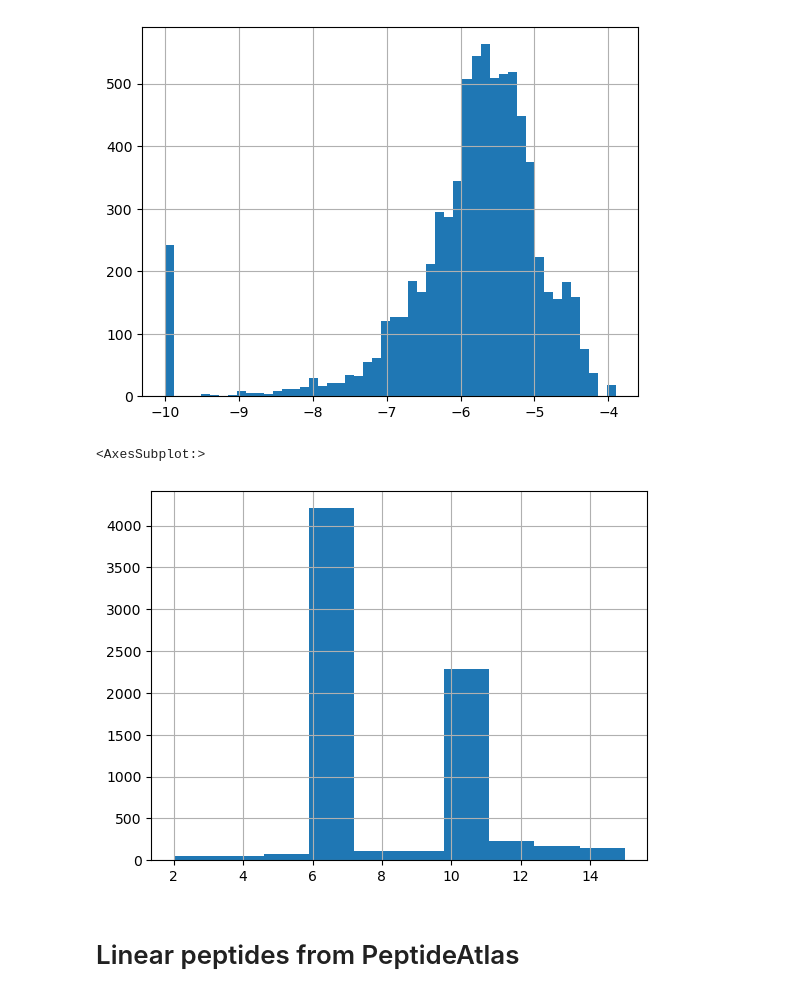
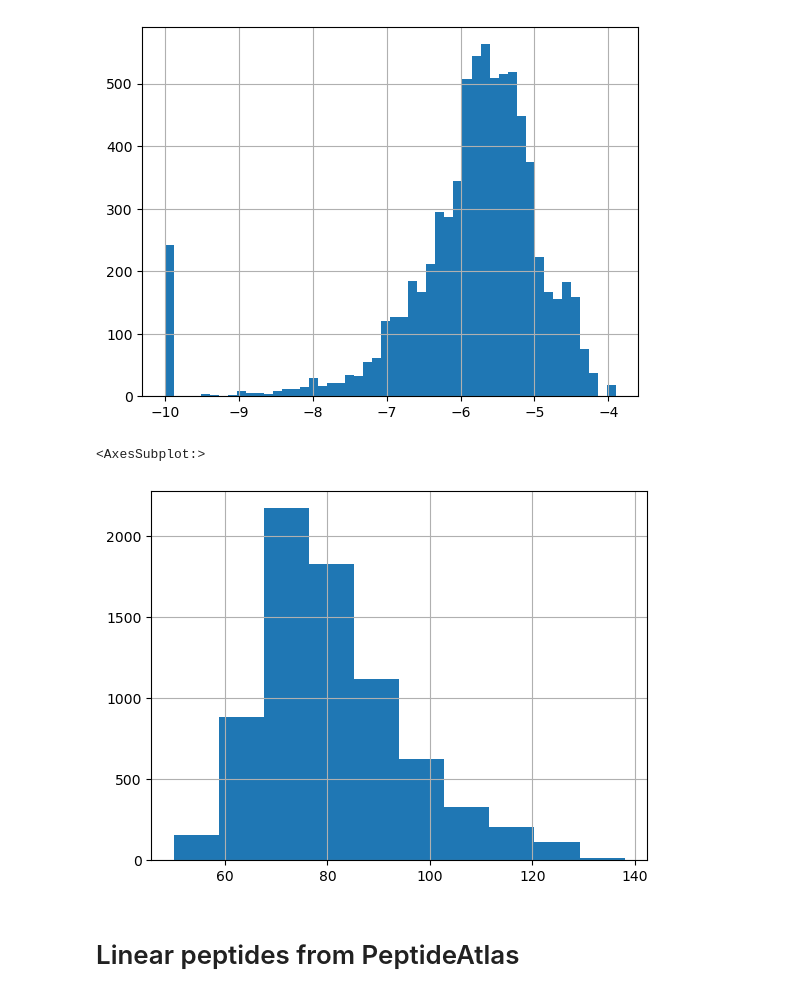
Before and after one commit to charlesxu90/cp2pred, a Jupyter notebook: 0.process_dataset.ipynb, the cells around one changed output. Saved outputs shown, nothing was run; the diff lists cells and outputs as text; code cells hidden in the pictures.

Commit message:
support bpe on helms

```diff
--- a/0.process_dataset.ipynb
+++ b/0.process_dataset.ipynb
@@ -67,10 +67,11 @@ display(df_cycpdb_all['score'].hist(bins=50))
 <AxesSubplot:>
 [figure]
 # %%
-display(df_cycpdb_all['n_mono'].hist())
+df_cycpdb_all['helm_len'] = df_cycpdb_all['helm'].str.len()
+display(df_cycpdb_all['helm_len'].hist())
 # %% [output]
 <AxesSubplot:>
-[figure, old version]
+[figure, new version]
 # %% [markdown]
 # Linear peptides from PeptideAtlas
 # %%
```
Also changed, not shown: parts of 7 cells of this notebook, 9 other files.
